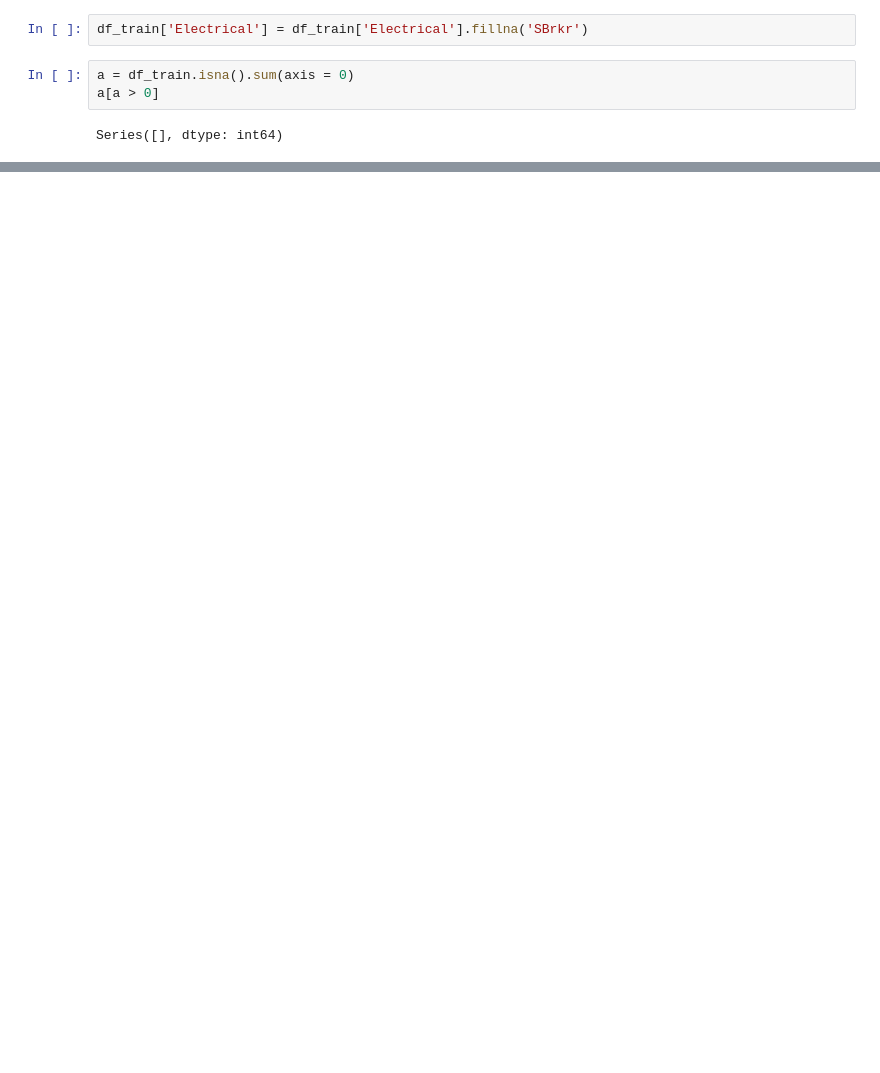
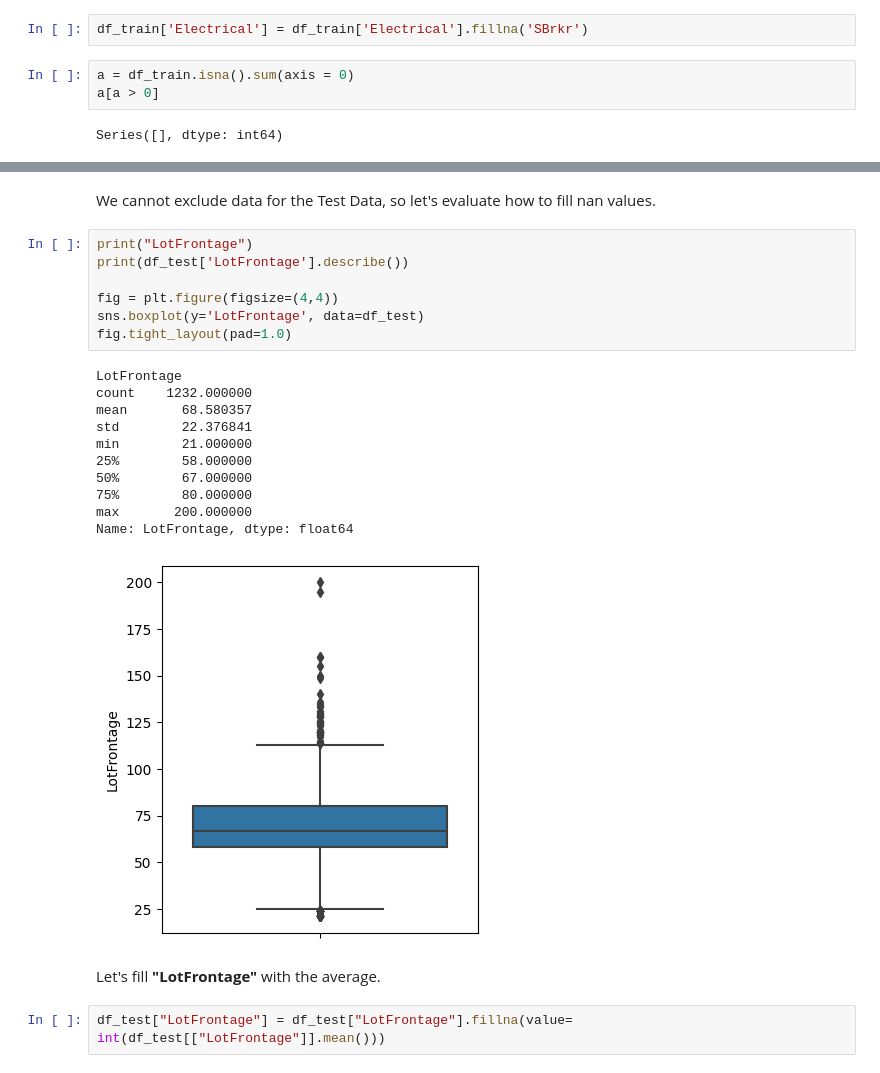
Before and after one commit to diegojsk/Kaggle_Housing_Prices-My_First_Approach, a Jupyter notebook: housing-prices-my-first-approach.ipynb, the cells around one changed output, grey strips where cells are left out. Cells and saved outputs as stored; diff of their text form; blank space fills up the shorter version.

```diff
--- a/housing-prices-my-first-approach.ipynb
+++ b/housing-prices-my-first-approach.ipynb
@@ -632,0 +773,25 @@ Let's define a strategy to preprocess the data.
+# %% [markdown]
+We cannot exclude data for the Test Data, so let's evaluate how to fill nan values.
+# %%
+print("LotFrontage")
+print(df_test['LotFrontage'].describe())
+
+fig = plt.figure(figsize=(4,4))
+sns.boxplot(y='LotFrontage', data=df_test)
+fig.tight_layout(pad=1.0)
+# %% [output]
+LotFrontage
+count    1232.000000
+mean       68.580357
+std        22.376841
+min        21.000000
+25%        58.000000
+50%        67.000000
+75%        80.000000
+max       200.000000
+Name: LotFrontage, dtype: float64
+[figure, added]
+# %% [markdown]
+Let's fill **"LotFrontage"** with the average.
+# %%
+df_test["LotFrontage"] = df_test["LotFrontage"].fillna(value= int(df_test[["LotFrontage"]].mean()))
```
Also changed, not shown: parts of 47 cells of this notebook.
